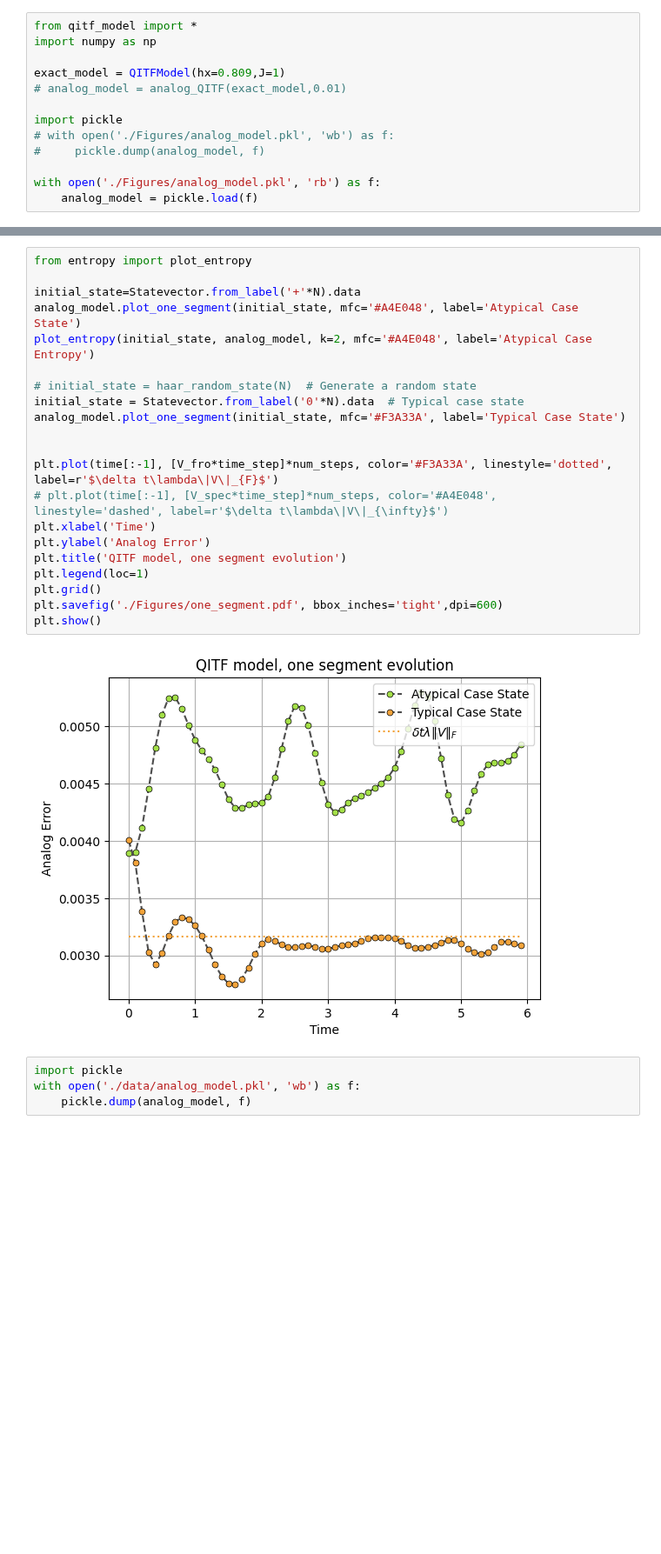
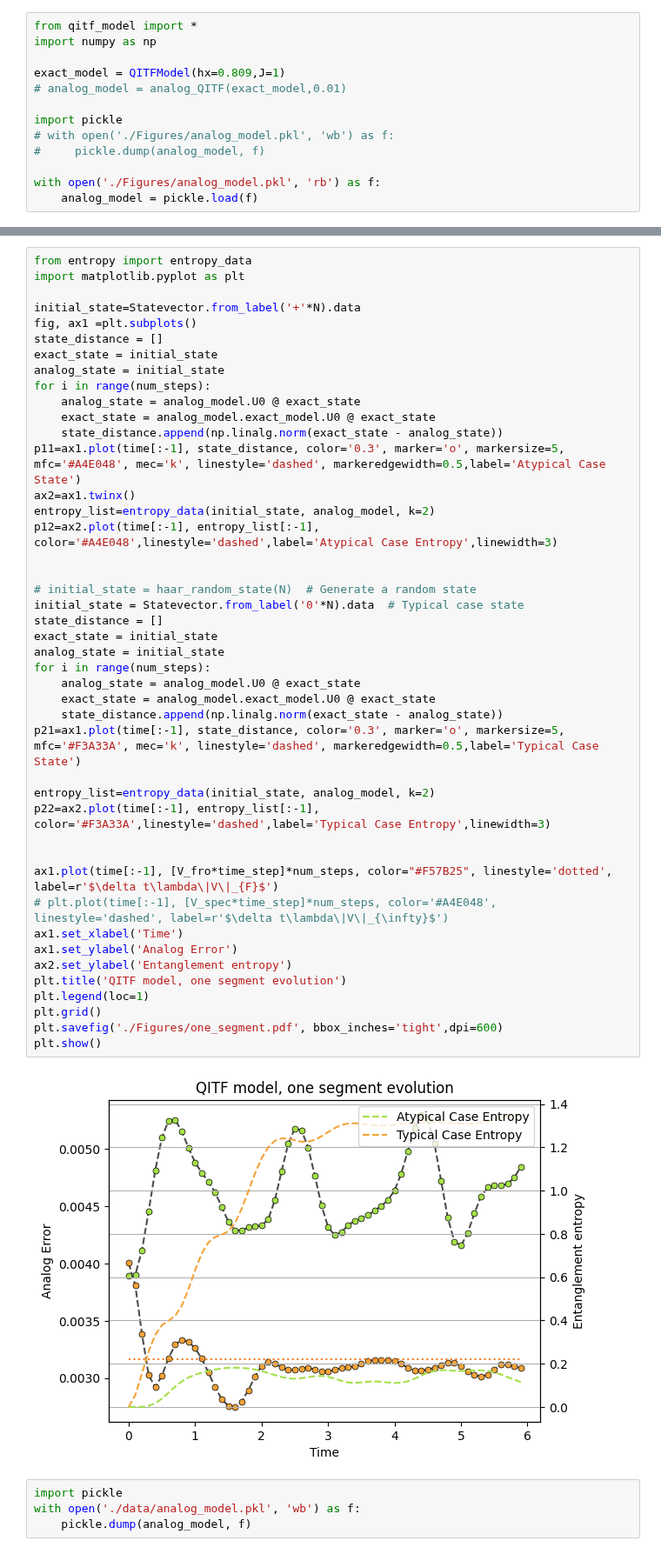
Before and after one commit to minidas/Entanglement-Induced-Resilience-of-Quantum-Dynamics, a Jupyter notebook: qitf_analog.ipynb, the cells around one changed output, grey strips where cells are left out. Shown at 87% size. Drawn from its saved outputs; the diff is of its cells as text; blank space fills up the shorter version.

Commit message:
fix: entropy plotting

```diff
--- a/qitf_analog.ipynb
+++ b/qitf_analog.ipynb
@@ -64,28 +45,51 @@ plt.show()
 # %% [output]
 [figure]
 # %%
-from entropy import plot_entropy
+from entropy import entropy_data
+import matplotlib.pyplot as plt
 
 initial_state=Statevector.from_label('+'*N).data
-analog_model.plot_one_segment(initial_state, mfc='#A4E048', label='Atypical Case State')
-plot_entropy(initial_state, analog_model, k=2, mfc='#A4E048', label='Atypical Case Entropy')
+fig, ax1 =plt.subplots()
+state_distance = []
+exact_state = initial_state
+analog_state = initial_state
+for i in range(num_steps):
+    analog_state = analog_model.U0 @ exact_state
+    exact_state = analog_model.exact_model.U0 @ exact_state
+    state_distance.append(np.linalg.norm(exact_state - analog_state))
+p11=ax1.plot(time[:-1], state_distance, color='0.3', marker='o', markersize=5, mfc='#A4E048', mec='k', linestyle='dashed', markeredgewidth=0.5,label='Atypical Case State')
+ax2=ax1.twinx()
+entropy_list=entropy_data(initial_state, analog_model, k=2)
+p12=ax2.plot(time[:-1], entropy_list[:-1], color='#A4E048',linestyle='dashed',label='Atypical Case Entropy',linewidth=3)
+
 
 # initial_state = haar_random_state(N)  # Generate a random state
 initial_state = Statevector.from_label('0'*N).data  # Typical case state
-analog_model.plot_one_segment(initial_state, mfc='#F3A33A', label='Typical Case State')
+state_distance = []
+exact_state = initial_state
+analog_state = initial_state
+for i in range(num_steps):
+    analog_state = analog_model.U0 @ exact_state
+    exact_state = analog_model.exact_model.U0 @ exact_state
+    state_distance.append(np.linalg.norm(exact_state - analog_state))
+p21=ax1.plot(time[:-1], state_distance, color='0.3', marker='o', markersize=5, mfc='#F3A33A', mec='k', linestyle='dashed', markeredgewidth=0.5,label='Typical Case State')
+
+entropy_list=entropy_data(initial_state, analog_model, k=2)
+p22=ax2.plot(time[:-1], entropy_list[:-1], color='#F3A33A',linestyle='dashed',label='Typical Case Entropy',linewidth=3)
 
 
-plt.plot(time[:-1], [V_fro*time_step]*num_steps, color='#F3A33A', linestyle='dotted', label=r'$\delta t\lambda\|V\|_{F}$')
+ax1.plot(time[:-1], [V_fro*time_step]*num_steps, color="#F57B25", linestyle='dotted', label=r'$\delta t\lambda\|V\|_{F}$')
 # plt.plot(time[:-1], [V_spec*time_step]*num_steps, color='#A4E048', linestyle='dashed', label=r'$\delta t\lambda\|V\|_{\infty}$')
-plt.xlabel('Time')
-plt.ylabel('Analog Error')
+ax1.set_xlabel('Time')
+ax1.set_ylabel('Analog Error')
+ax2.set_ylabel('Entanglement entropy')
 plt.title('QITF model, one segment evolution')
 plt.legend(loc=1)
 plt.grid()
 plt.savefig('./Figures/one_segment.pdf', bbox_inches='tight',dpi=600)
 plt.show()
 # %% [output]
-[figure, old version]
+[figure, new version]
 # %%
 import pickle
 with open('./data/analog_model.pkl', 'wb') as f:
```
Also changed, not shown: parts of 2 cells of this notebook, 3 other files.
